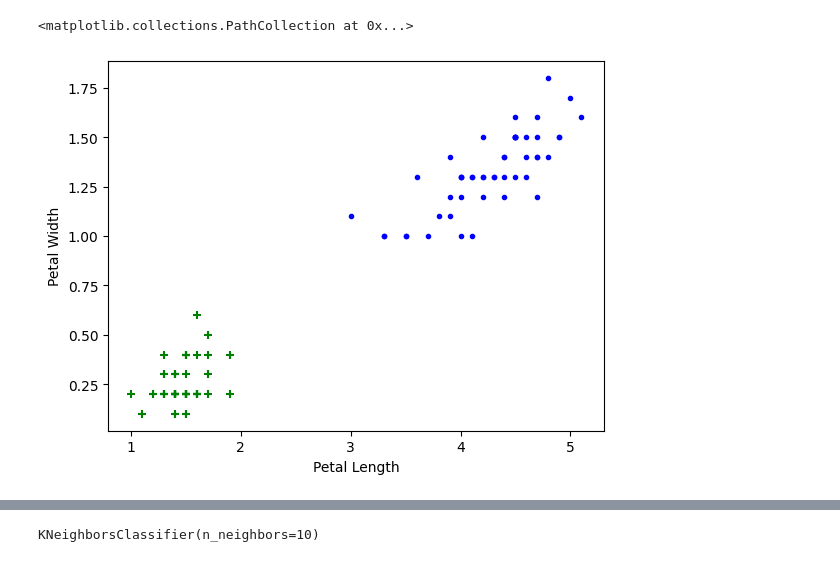
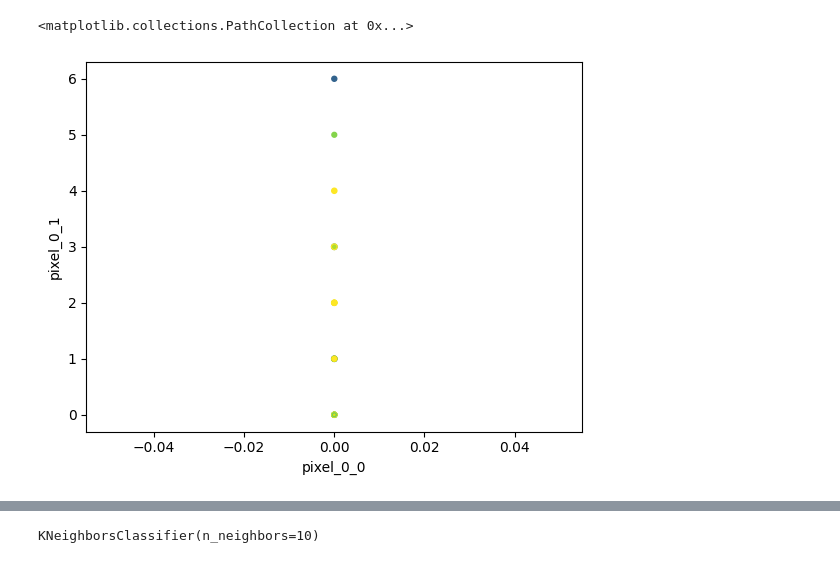
Before and after one commit to DarshanaRadhakrishnan/Darshana.R, a Jupyter notebook: KNN_model_.ipynb, the cells around one changed output, grey strips where cells are left out. Cells and saved outputs as stored; diff of their text form; code cells hidden in the pictures.

```diff
--- a/KNN_model_.ipynb
+++ b/KNN_model_.ipynb
@@ -77,8 +72,8 @@ plt.scatter(df1['sepal length (cm)'], df1['sepal width (cm)'],color="blue",marke
-# %%
-plt.xlabel('Petal Length')
-plt.ylabel('Petal Width')
-plt.scatter(df0['petal length (cm)'], df0['petal width (cm)'],color="green",marker='+')
-plt.scatter(df1['petal length (cm)'], df1['petal width (cm)'],color="blue",marker='.')
-# %% [output]
-<matplotlib.collections.PathCollection at 0x...>
-[figure, removed]
+# %%
+plt.xlabel('pixel_0_0')
+plt.ylabel('pixel_0_1')
+plt.scatter(df0['pixel_0_0'], df0['pixel_0_1'],df0['pixel_0_2'],df0['pixel_0_3'])
+plt.scatter(df1['pixel_0_0'], df1['pixel_0_1'],df1['pixel_0_2'],df1['pixel_0_3'])
+# %% [output]
+<matplotlib.collections.PathCollection at 0x...>
+[figure, added]
```
Also changed, not shown: parts of 18 cells of this notebook.
